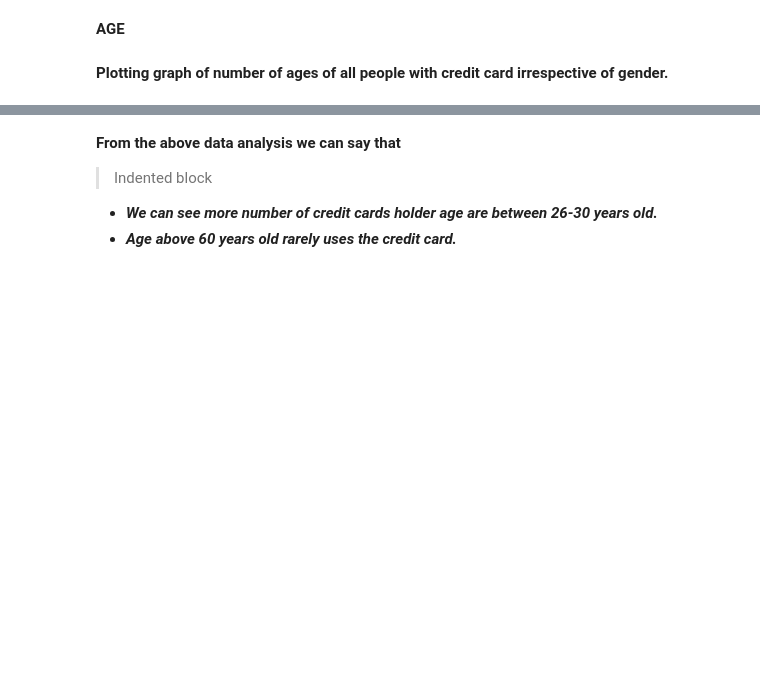
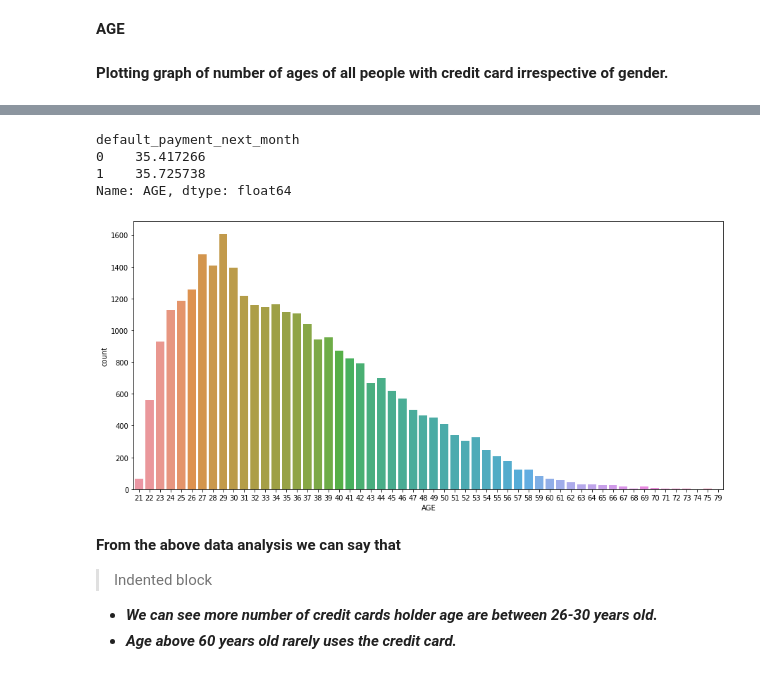
Before and after one commit to sushant8525/credit-card-default-prediction, a Jupyter notebook: Credit Card Default Prediction - Capstone Project.ipynb, the cells around one changed output, grey strips where cells are left out. Drawn from its saved outputs; the diff is of its cells as text; code cells hidden in the pictures; blank space fills up the shorter version.

```diff
--- a/Credit Card Default Prediction - Capstone Project.ipynb
+++ b/Credit Card Default Prediction - Capstone Project.ipynb
@@ -461,13 +518,20 @@ credit_df['AGE'].value_counts()
 # %%
 #check the mean of the age group rescpective to the default_payment_next_month
-credit_df.groupby('default_payment_next_month')['AGE'].mean()
+df.groupby('default_payment_next_month')['AGE'].mean()
+# %% [output]
+default_payment_next_month
+0    35.417266
+1    35.725738
+Name: AGE, dtype: float64
 # %%
-credit_df = credit_df.astype('int')
+df = df.astype('int')
 # %%
 #plotting the count plot to vizualize the data distribution
 plt.figure(figsize=(15,7))
-sns.countplot(x = 'AGE', data = credit_df)
+sns.countplot(x = 'AGE', data = df)
 plt.show()
+# %% [output]
+[figure, added]
 # %% [markdown]
 **From the above data analysis we can say that**
 
```
Also changed, not shown: parts of 23 cells of this notebook.
